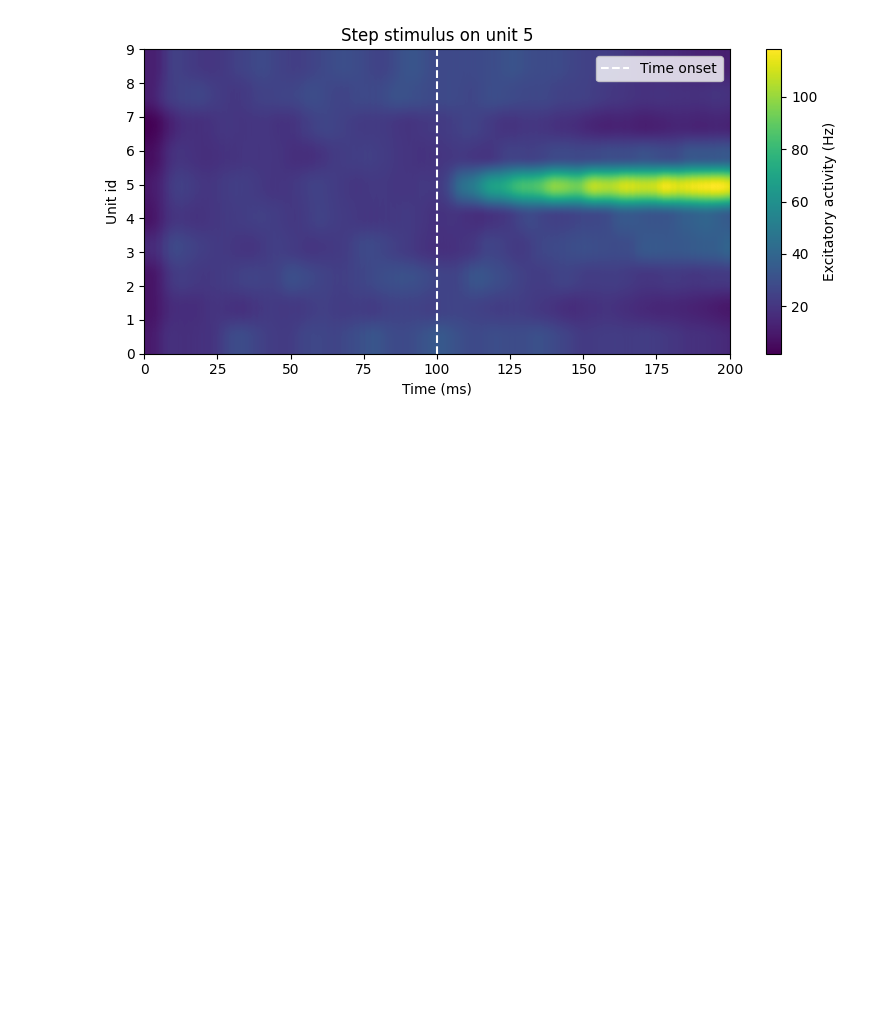
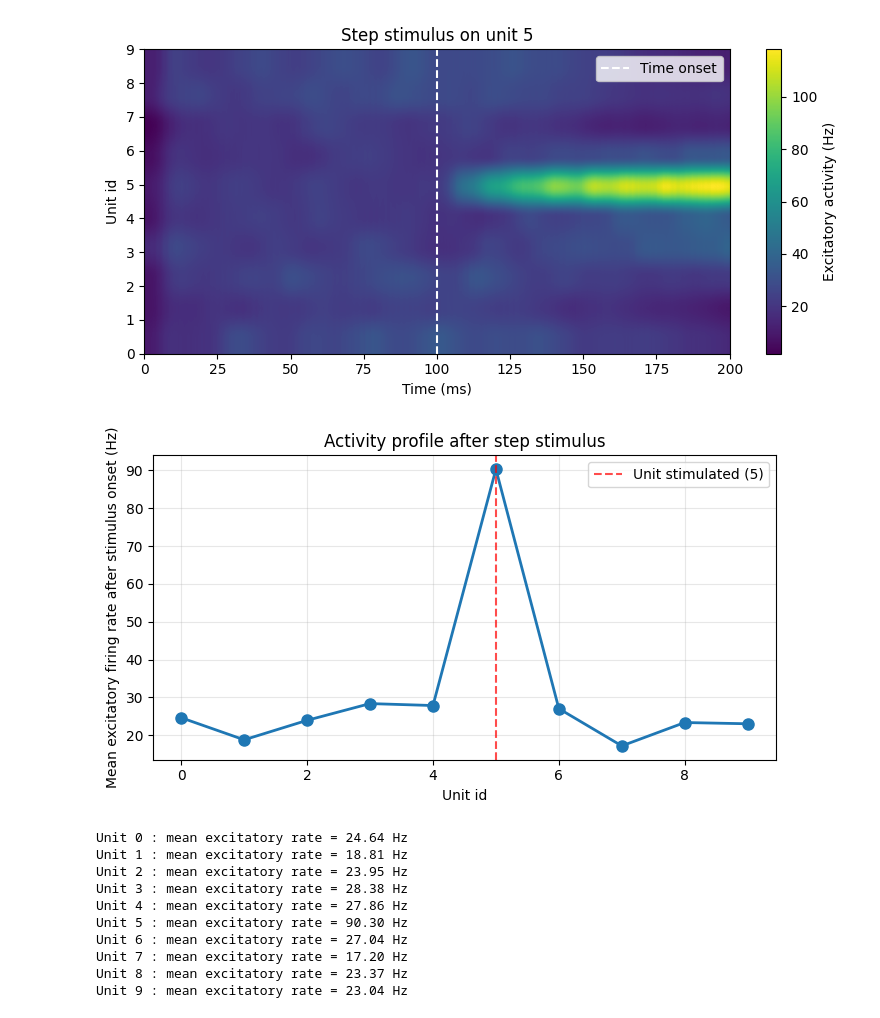
Before and after one commit to toscanerevillard/neuronal_dynamics, a Jupyter notebook: notebooks/ex3_paradoxical_response.ipynb, the cells around one changed output. Cells and saved outputs as stored; diff of their text form; code cells hidden in the pictures; blank space fills up the shorter version.

```diff
--- a/notebooks/ex3_paradoxical_response.ipynb
+++ b/notebooks/ex3_paradoxical_response.ipynb
@@ -217,3 +224,59 @@ W_unit shape: (20, 20)
 I0 = 30.0 nA, sigma = 0.2, W0 = 45.0 pC
 Simulation complete.
 [figure]
+# %%
+# Purpose:
+# Compute and plot the mean excitatory activity after stimulus onset applied in ex 3.1.
+
+# Source of Code and Justification:
+# Exercise 3.2 asks for the mean excitatory activity after stimulus onset as a function of unit
+# location, using the simulation from Exercise 3.1. The stimulus was applied at t = 100 ms to unit
+# stim_exc_unit (5), so we average r_E only over t >= time_onset_ms.
+
+# Approach:
+# - Select the post-stimulus time window [time_onset_ms, T_ms].
+# - For each unit, compute the mean excitatory activity (in Hz) over that window.
+# - Plot mean activity versus unit id.
+
+# What to say in Report:
+# "After stimulus onset, we averaged the excitatory population activity of each unit over
+# the interval t >= 100 ms. The resulting profile gave a peak at the stimulated unit and
+# was decayed with distance along the ring (other units), reflecting short-range excitation
+# and long-range inhibition."
+
+
+# Time indices after the stimulus onset
+after_onset_idx = time_ms >= time_onset_ms
+
+# Mean excitatory activity per unit (Hz) after stimulus onset
+mean_rate_E_hz_after = r_E_hz[after_onset_idx, :].mean(axis=0)
+
+unit_ids = np.arange(Nunits)
+
+plt.figure(figsize=(7, 4))
+plt.plot(unit_ids, mean_rate_E_hz_after, "o-", linewidth=2, markersize=8)
+plt.axvline(stim_exc_unit, color="red", linestyle="--", alpha=0.7,
+            label=f"Unit stimulated ({stim_exc_unit})")
+plt.xlabel("Unit id")
+plt.ylabel("Mean excitatory firing rate after stimulus onset (Hz)")
+plt.title("Activity profile after step stimulus")
+plt.legend()
+plt.grid(alpha=0.3)
+plt.tight_layout()
+plt.savefig(FIGURES_DIR / "ex3_2_mean_firing_activity_vs_unit.png", dpi=300)
+plt.show()
+
+for i in range(Nunits):
+    print(f"Unit {i} : mean excitatory rate = {mean_rate_E_hz_after[i]:.2f} Hz")
+# %% [output]
+[figure, added]
+Unit 0 : mean excitatory rate = 24.64 Hz
+Unit 1 : mean excitatory rate = 18.81 Hz
+Unit 2 : mean excitatory rate = 23.95 Hz
+Unit 3 : mean excitatory rate = 28.38 Hz
+Unit 4 : mean excitatory rate = 27.86 Hz
+Unit 5 : mean excitatory rate = 90.30 Hz
+Unit 6 : mean excitatory rate = 27.04 Hz
+Unit 7 : mean excitatory rate = 17.20 Hz
+Unit 8 : mean excitatory rate = 23.37 Hz
+Unit 9 : mean excitatory rate = 23.04 Hz
```
Also changed, not shown: parts of 2 cells of this notebook, 2 other files.
